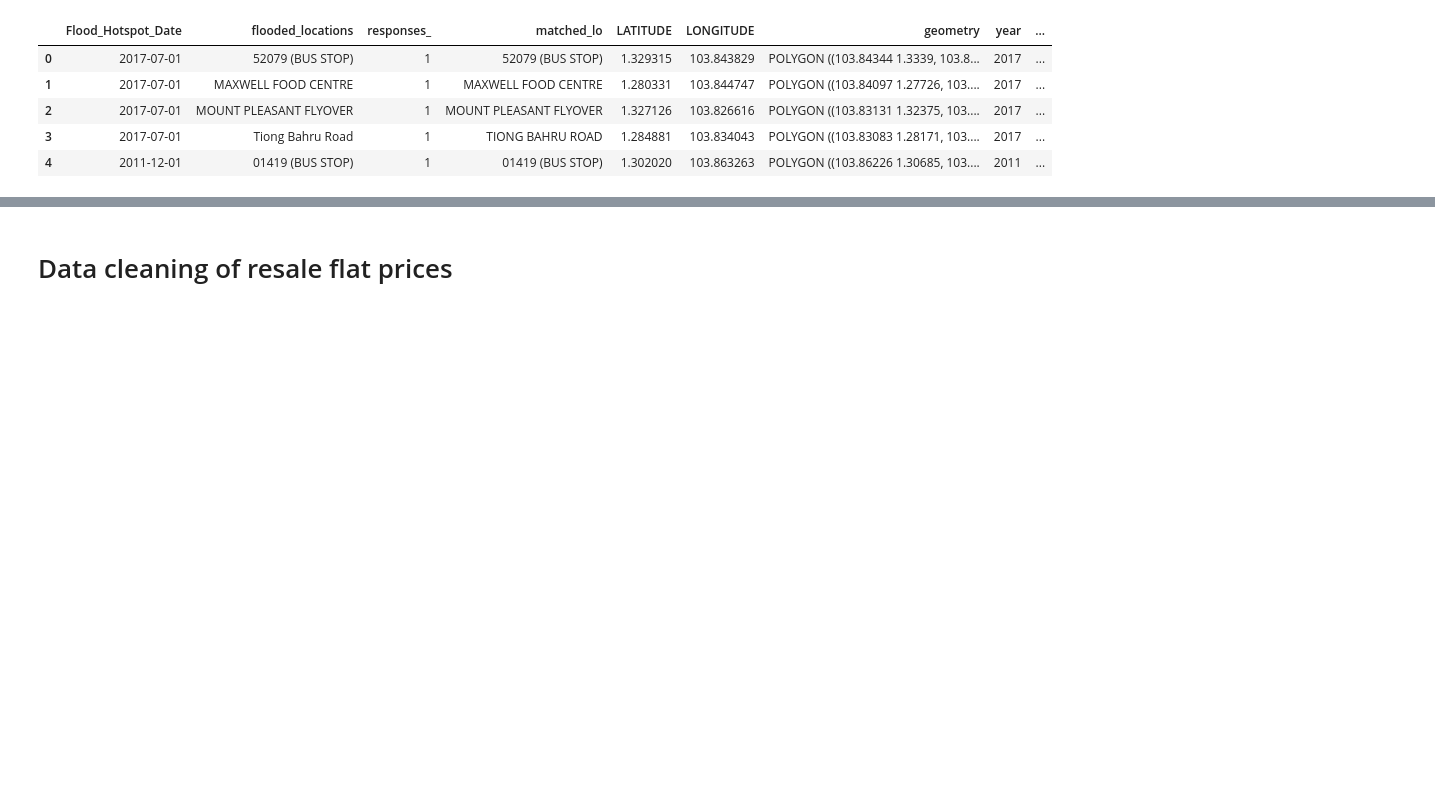
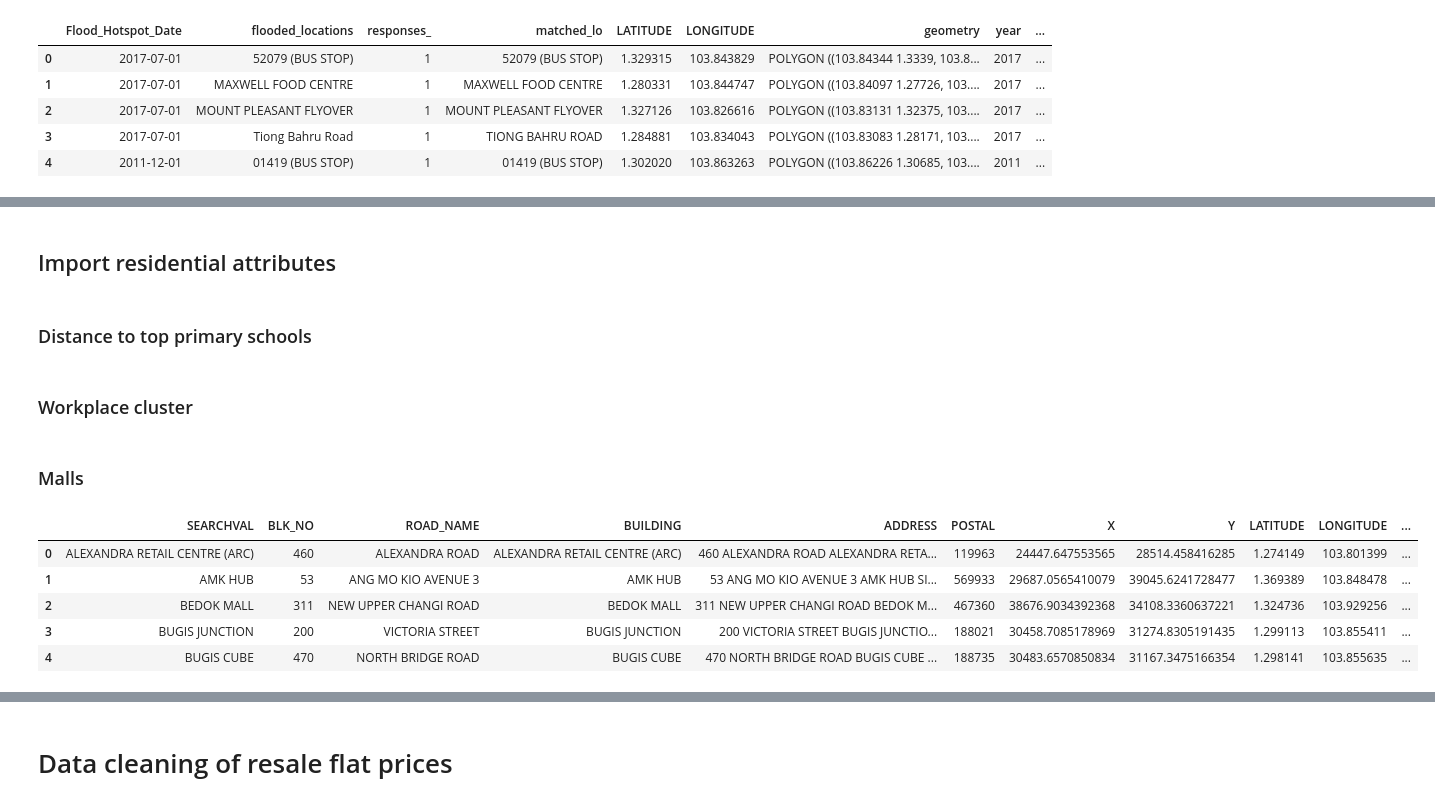
Before and after one commit to pakhuiying/property_prices_flood, a Jupyter notebook: resale_flat_analysis.ipynb, the cells around one changed output, grey strips where cells are left out. Drawn from its saved outputs; the diff is of its cells as text; code cells hidden in the pictures; blank space fills up the shorter version.

```diff
--- a/resale_flat_analysis.ipynb
+++ b/resale_flat_analysis.ipynb
@@ -158,0 +295,4 @@ Earliest record of hotspot date: 2011-12-01T00:00:00.000000000
+# %% [markdown]
+## Import residential attributes
+# %% [markdown]
+### Distance to top primary schools
@@ -158,0 +306,2 @@ Earliest record of hotspot date: 2011-12-01T00:00:00.000000000
+# %% [markdown]
+### Workplace cluster
@@ -158,0 +316,12 @@ Earliest record of hotspot date: 2011-12-01T00:00:00.000000000
+# %% [markdown]
+### Malls
+# %%
+malls_df = Data.get_mall_df(Data.MALLS_FP)
+malls_df.head()
+# %% [output]
+|  | SEARCHVAL | BLK_NO | ROAD_NAME | BUILDING | ADDRESS | POSTAL | X | Y | LATITUDE | LONGITUDE | ... |
+| 0 | ALEXANDRA RETAIL CENTRE (ARC) | 460 | ALEXANDRA ROAD | ALEXANDRA RETAIL CENTRE (ARC) | 460 ALEXANDRA ROAD ALEXANDRA RETA... | 119963 | 24447.647553565 | 28514.458416285 | 1.274149 | 103.801399 | ... |
+| 1 | AMK HUB | 53 | ANG MO KIO AVENUE 3 | AMK HUB | 53 ANG MO KIO AVENUE 3 AMK HUB SI... | 569933 | 29687.0565410079 | 39045.6241728477 | 1.369389 | 103.848478 | ... |
+| 2 | BEDOK MALL | 311 | NEW UPPER CHANGI ROAD | BEDOK MALL | 311 NEW UPPER CHANGI ROAD BEDOK M... | 467360 | 38676.9034392368 | 34108.3360637221 | 1.324736 | 103.929256 | ... |
+| 3 | BUGIS JUNCTION | 200 | VICTORIA STREET | BUGIS JUNCTION | 200 VICTORIA STREET BUGIS JUNCTIO... | 188021 | 30458.7085178969 | 31274.8305191435 | 1.299113 | 103.855411 | ... |
+| 4 | BUGIS CUBE | 470 | NORTH BRIDGE ROAD | BUGIS CUBE | 470 NORTH BRIDGE ROAD BUGIS CUBE ... | 188735 | 30483.6570850834 | 31167.3475166354 | 1.298141 | 103.855635 | ... |
```
Also changed, not shown: parts of 60 cells of this notebook, 4 other files.
